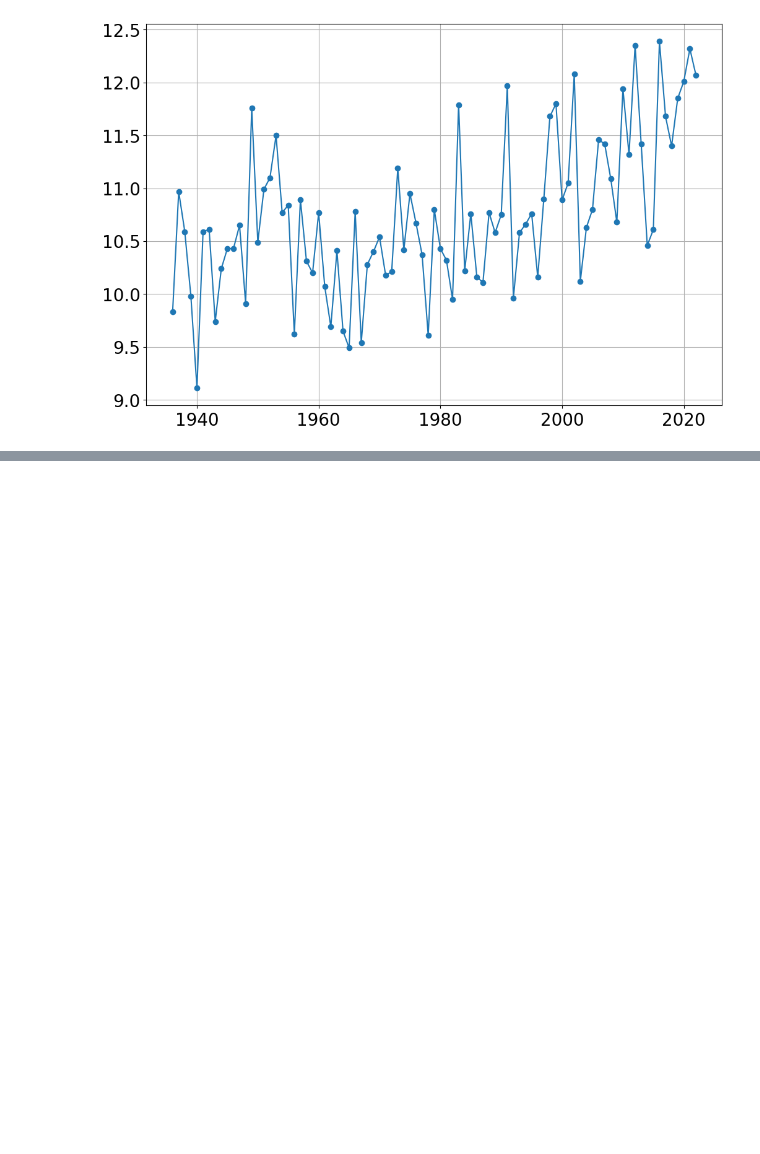
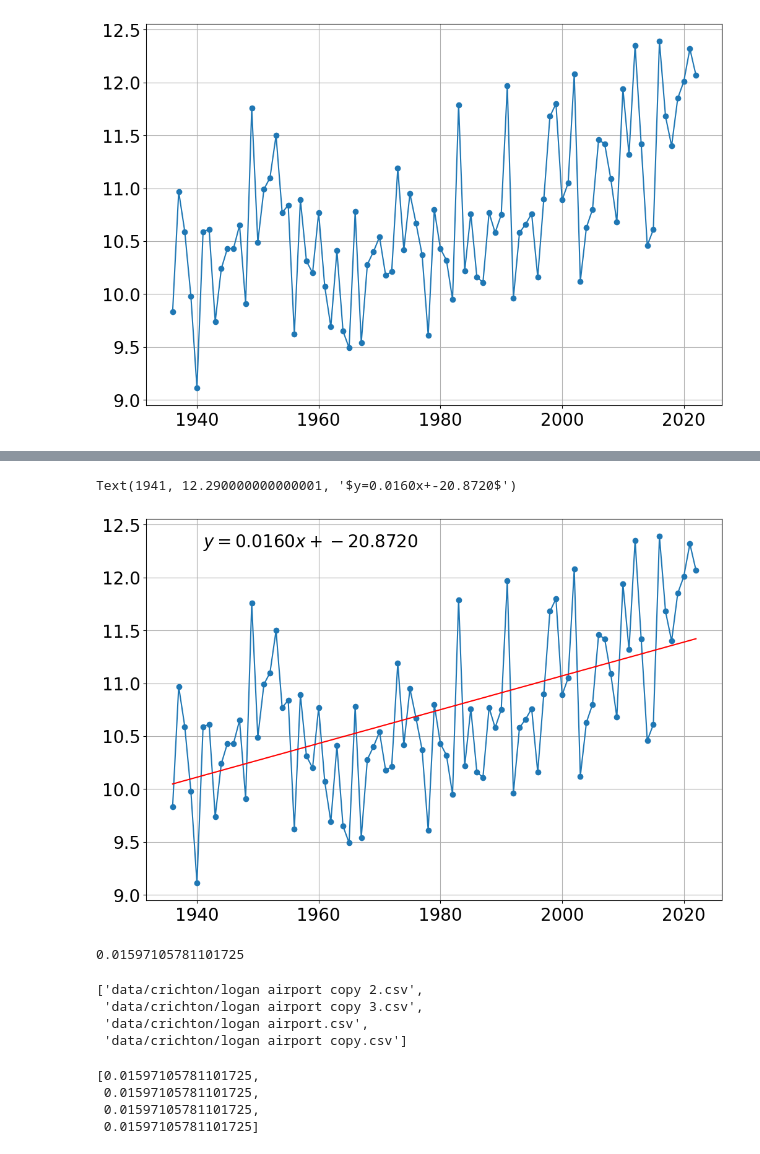
Before and after one commit to bblais/Computer-Programming-for-the-Sciences-Spring-2024, a Jupyter notebook: Sprint #4 - Scientific Questions/2024-04-11 -- Fitting Functions lmfit.ipynb, the cells around one changed output, grey strips where cells are left out. Cells and saved outputs as stored; diff of their text form; code cells hidden in the pictures; blank space fills up the shorter version.

```diff
--- a/Sprint #4 - Scientific Questions/2024-04-11 -- Fitting Functions lmfit.ipynb
+++ b/Sprint #4 - Scientific Questions/2024-04-11 -- Fitting Functions lmfit.ipynb
@@ -246,0 +257,4 @@ plot(t,y,'-o')
+# %%
+mymodel=LinearModel()
+result=mymodel.fit(y,x=t)
+result
@@ -246,0 +281,13 @@ plot(t,y,'-o')
+# %%
+plot(t,y,'-o')
+
+tt=linspace(min(t),max(t),100)
+yy=result.eval(x=tt)
+plot(tt,yy,'r-')
+
+
+text(min(t)+5,max(y)-.1,
+     f"$y={result.params['slope'].value:.4f}x+{result.params['intercept'].value:.4f}$")
+# %% [output]
+Text(1941, 12.290000000000001, '$y=0.0160x+-20.8720$')
+[figure, added]
@@ -246,0 +312,4 @@ plot(t,y,'-o')
+# %%
+get_temperature_time_slope('data/crichton/logan airport.csv')
+# %% [output]
+0.01597105781101725
@@ -246,0 +318,16 @@ plot(t,y,'-o')
+# %%
+filenames=glob('data/crichton/logan*.csv')
+filenames
+# %% [output]
+['data/crichton/logan airport copy 2.csv',
+ 'data/crichton/logan airport copy 3.csv',
+ 'data/crichton/logan airport.csv',
+ 'data/crichton/logan airport copy.csv']
+# %%
+slopes=[get_temperature_time_slope(filename) for filename in filenames]
+slopes
+# %% [output]
+[0.01597105781101725,
+ 0.01597105781101725,
+ 0.01597105781101725,
+ 0.01597105781101725]
```
Also changed, not shown: parts of 8 cells of this notebook, 4 other files.
